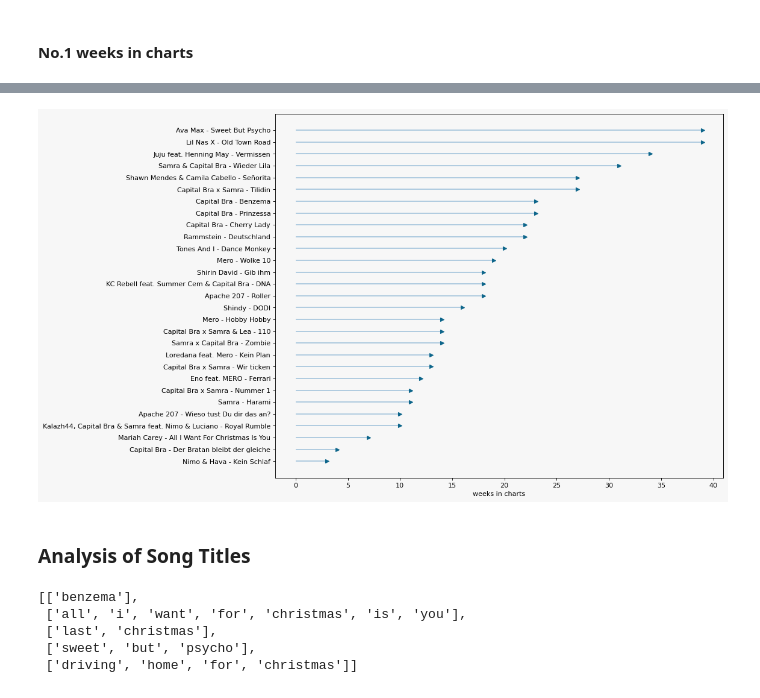
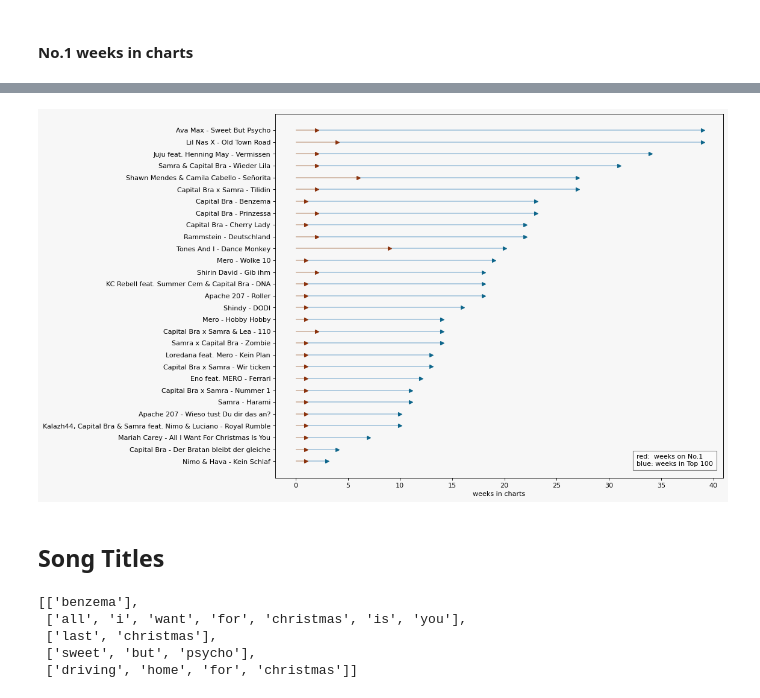
Before and after one commit to ninathumser/German-Top100, a Jupyter notebook: German-Top100-Analysis.ipynb, the cells around one changed output, grey strips where cells are left out. Saved outputs shown, nothing was run; the diff lists cells and outputs as text; code cells hidden in the pictures.

Commit message:
Added artist analysis

```diff
--- a/German-Top100-Analysis.ipynb
+++ b/German-Top100-Analysis.ipynb
@@ -33,6 +29,9 @@ peak_positions = charts.groupby(['artist_song'])['position'].min()
 
 for track in tracks:
     charts.loc[charts['artist_song'] == track, 'peak'] = peak_positions[track]
+# %%
+# Add column to mark if a song was in the top10 during the year (1: yes, 0: no)
+charts['top10'] = charts['peak'].apply(lambda x: 1 if x<=10 else 0)
 # %%
 charts.head()
 # %% [output]
@@ -148,3 +146,15 @@ plt.show()
 [figure]
 # %% [markdown]
 #### No.1 weeks in charts
+# %%
+# Number of weeks song was in Top100
+weeks_top100 = charts[ones].groupby(['artist_song'], as_index=False).count()[['artist_song', 'week']]
+
+# Number of weeks song was on No.1
+weeks_no1 = charts[peak_position].groupby(['artist_song'], as_index=False).count()[['artist_song', 'week']]
+
+weeks = weeks_top100.merge(weeks_no1, how='left', on='artist_song')
+
+weeks.columns = ['artist_song', 'weeks_in_charts', 'weeks_on_one']
+weeks.sort_values(by=['weeks_in_charts'], inplace=True)
+weeks.tail()
@@ -151,38 +168,29 @@ plt.show()
 # %%
-# Number of weeks song was in Top100
-weeks_charts = charts[ones].groupby(['artist_song'], as_index=False).count()[['artist_song', 'week']]
-weeks_charts.columns = ['artist_song', 'weeks_in_charts']
-weeks_charts.sort_values(by=['weeks_in_charts'], inplace=True)
-
 # Draw plot
 fig, ax = plt.subplots(1,1,figsize=(12,10), facecolor='#f7f7f7', dpi= 80)
 
-plt.hlines(y=weeks_charts['artist_song'], xmin=0, xmax=weeks_charts['weeks_in_charts'], color='#a3c4dc')
-plt.plot(weeks_charts['weeks_in_charts'], weeks_charts['artist_song'], ">", color='#0e668b')
+# Plot weeks in charts
+plt.hlines(y=weeks['artist_song'], xmin=0, xmax=weeks['weeks_in_charts'], color='#a3c4dc')
+plt.plot(weeks['weeks_in_charts'], weeks['artist_song'], ">", color='#0e668b')
+
+# Plot weeks on 1
+plt.hlines(y=weeks['artist_song'], xmin=0, xmax=weeks['weeks_on_one'], color='#dcbba3')
+plt.plot(weeks['weeks_on_one'], weeks['artist_song'], ">", color='#8b330e')
 
 ax.set_facecolor('#f7f7f7')
 ax.set_xlabel('weeks in charts')
+plt.figtext(0.75, 0.15, "red:  weeks on No.1\nblue: weeks in Top 100", ha="left", fontsize=10, bbox={"facecolor":"white", "alpha":0.5, "pad":5})
 
 plt.show()
 # %% [output]
-[figure, old version]
+[figure, new version]
 # %% [markdown]
-### Analysis of Song Titles
+## Song Titles
 # %%
 import itertools
 import collections
 import nltk
 from wordcloud import WordCloud, STOPWORDS, ImageColorGenerator
-# %%
-# extract words from song titles
-words_in_title = [song.lower().split() for song in charts['song']]
-words_in_title[:5]
-# %% [output]
-[['benzema'],
- ['all', 'i', 'want', 'for', 'christmas', 'is', 'you'],
- ['last', 'christmas'],
- ['sweet', 'but', 'psycho'],
- ['driving', 'home', 'for', 'christmas']]
 # %%
 # removing special characters
 special_characters = ['!', '?', '#', '/', '(', ')', '&', '%', '$', '*', '+']
@@ -190,6 +198,17 @@ title = charts.song
 
 for char in special_characters:
     title = title.str.replace(char, '')
+# %%
+# extract words from song titles
+#words_in_title = [song.lower().split() for song in title.unique()]     # for words in unique titles
+words_in_title = [song.lower().split() for song in title]               # for words in titles depending appearance in charts
+words_in_title[:5]
+# %% [output]
+[['benzema'],
+ ['all', 'i', 'want', 'for', 'christmas', 'is', 'you'],
+ ['last', 'christmas'],
+ ['sweet', 'but', 'psycho'],
+ ['driving', 'home', 'for', 'christmas']]
 # %%
 # List of all words across title
 all_words = list(itertools.chain(*words_in_title))
```
Also changed, not shown: parts of 16 cells of this notebook.
